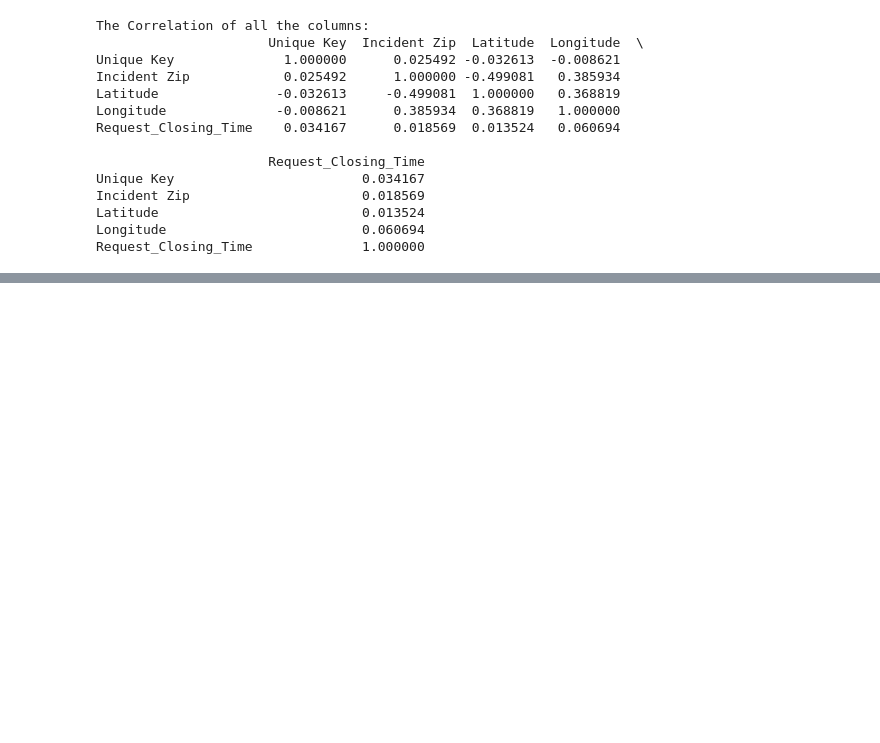
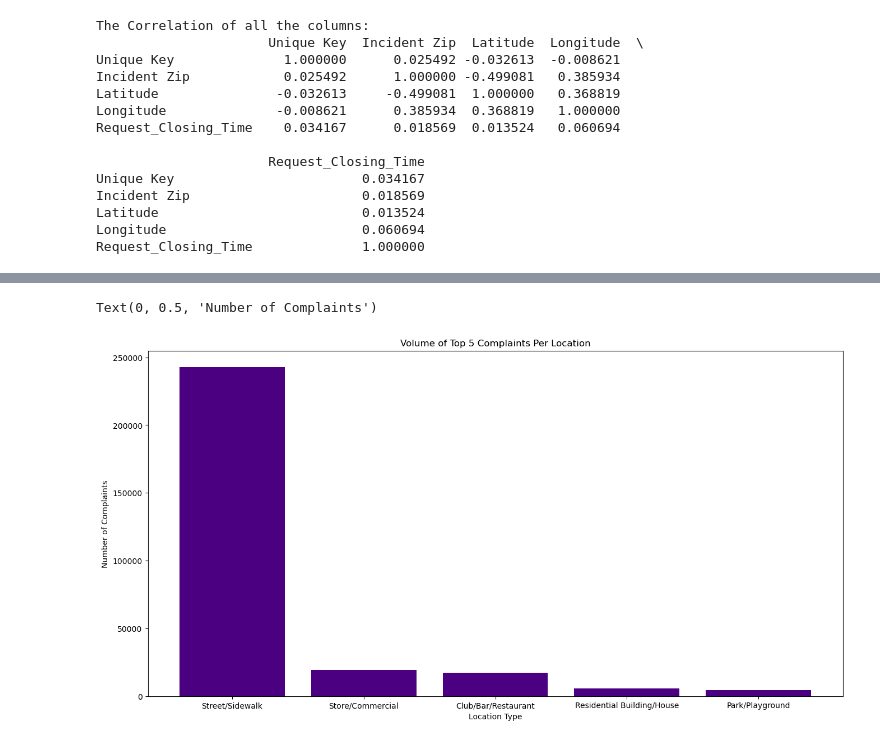
Before and after one commit to Rushavvv/DataScience, a Jupyter notebook: 23048581_RushavSthapit.ipynb, the cells around one changed output, grey strips where cells are left out. Drawn from its saved outputs; the diff is of its cells as text; code cells hidden in the pictures; blank space fills up the shorter version.

```diff
--- a/23048581_RushavSthapit.ipynb
+++ b/23048581_RushavSthapit.ipynb
@@ -235,0 +260,17 @@ Request_Closing_Time              1.000000
+# %%
+# Volume of top 5 complaints per Location Type
+#Getting the number of complaints of the top 5 locations with highest complaints
+locationCount = df['Location Type'].value_counts().nlargest(5)
+# Setting the figure size
+plt.figure(figsize=(16,8))
+# Plotting in bar graph
+plt.bar(locationCount.index, locationCount.values, color = 'indigo')
+# Setting the title of the graph
+plt.title("Volume of Top 5 Complaints Per Location")
+# Setting the x-axis label of the graph
+plt.xlabel("Location Type")
+# Setting the y-axis label of the graph
+plt.ylabel("Number of Complaints")
+# %% [output]
+Text(0, 0.5, 'Number of Complaints')
+[figure, added]
```
Also changed, not shown: parts of 11 cells of this notebook, 3 other files.
